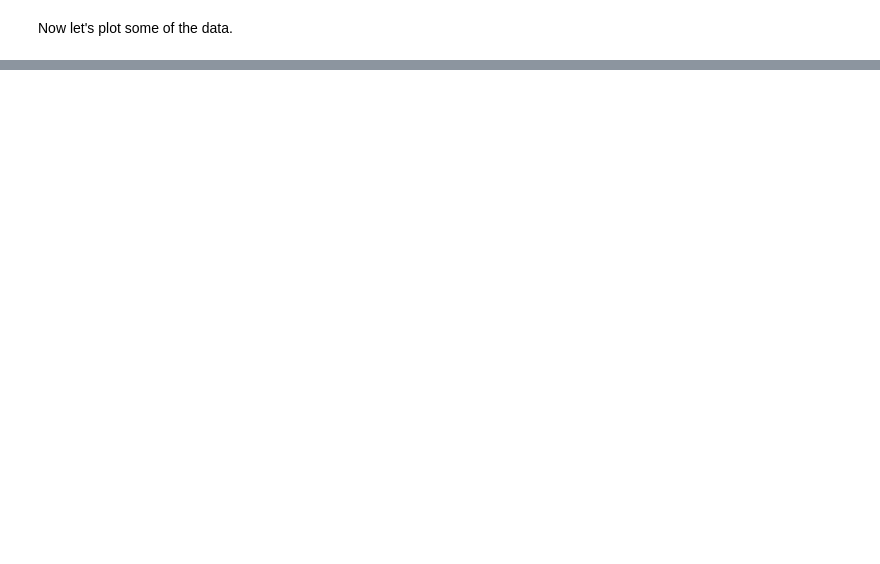
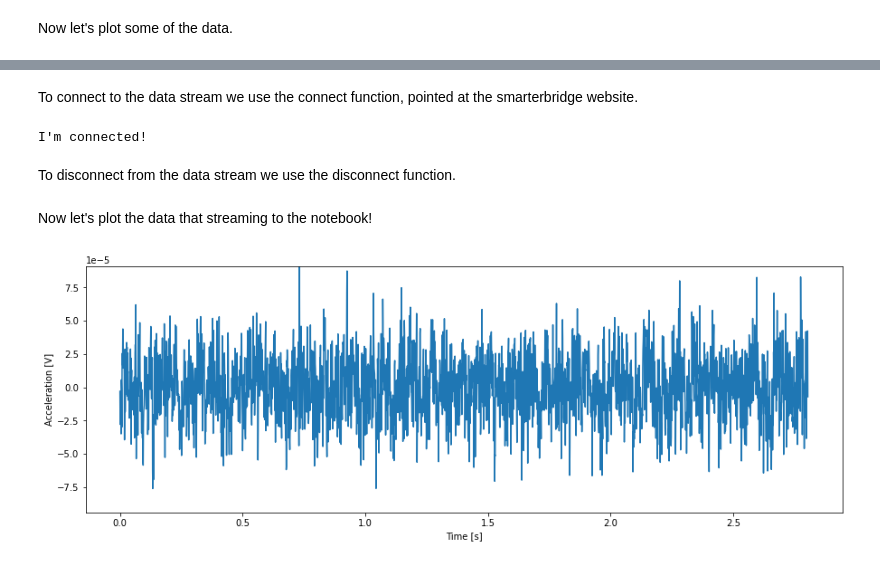
Before and after one commit to zwynne/EDACAB, a Jupyter notebook: ZW_Example_notebook.ipynb, the cells around one changed output, grey strips where cells are left out. Saved outputs shown, nothing was run; the diff lists cells and outputs as text; code cells hidden in the pictures; blank space fills up the shorter version.

Commit message:
Added live stream data example
Added live stream data example using LT2 Bridge data.

```diff
--- a/ZW_Example_notebook.ipynb
+++ b/ZW_Example_notebook.ipynb
@@ -128,0 +121,33 @@ fg.tight_layout()
+# %%
+dat = 0
+t = 0
+sio = socketio.Client()
+@sio.event
+def connect():
+    print("I'm connected!")
+
+@sio.event
+def connect_error(data):
+    print("The connection failed!")
+
+@sio.event
+def disconnect():
+    print("I'm disconnected!")
+
+
+@sio.on('my response')
+def direct_from_server(message):
+    global dat,t
+    message = message.split(';')[1]
+    message = message.split(',')
+    message = filter(None, message)
+    dat = np.array(list(map(float, message)))
+    t = np.arange(len(dat))/1024
+# %% [markdown]
+To connect to the data stream we use the connect function, pointed at the smarterbridge website.
+# %%
+sio.connect('https://smarterbridge.herokuapp.com/')
+# %% [output]
+I'm connected!
+# %% [markdown]
+To disconnect from the data stream we use the disconnect function.
@@ -128,0 +156,21 @@ fg.tight_layout()
+# %% [markdown]
+Now let's plot the data that streaming to the notebook!
+# %%
+sio.connect('https://smarterbridge.herokuapp.com/')
+clear_output(wait=True)
+fg,ax = plt.subplots(figsize=(15,5))
+ax.set_ylabel('Acceleration [V]')
+ax.set_xlabel('Time [s]')
+plt_dat, = ax.plot(t,dat)
+for _ in range(10):
+
+
+    display(plt.gcf())
+    clear_output(wait=True)
+
+    plt_dat.set_ydata(dat)
+    time.sleep(0.1)
+
+sio.disconnect()
+# %% [output]
+[figure, added]
```
Also changed, not shown: parts of 9 cells of this notebook.
